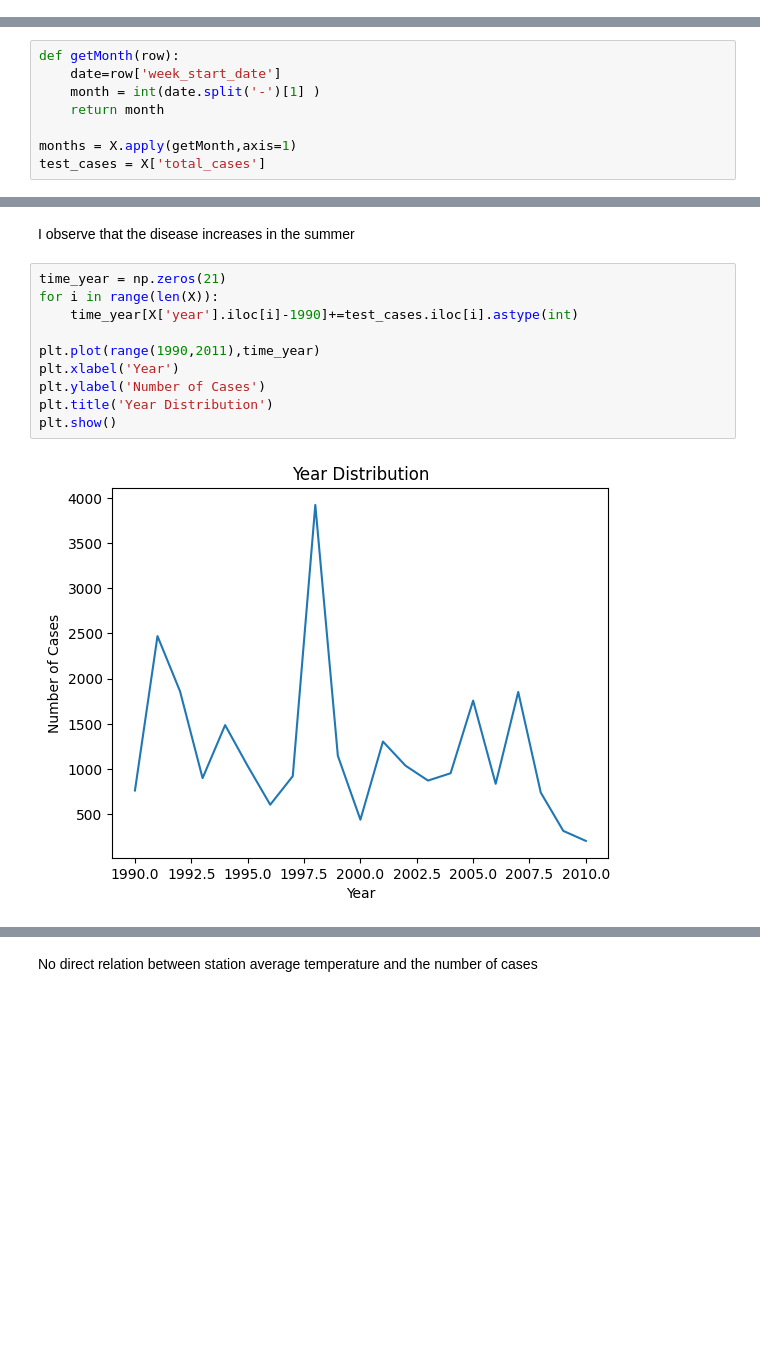
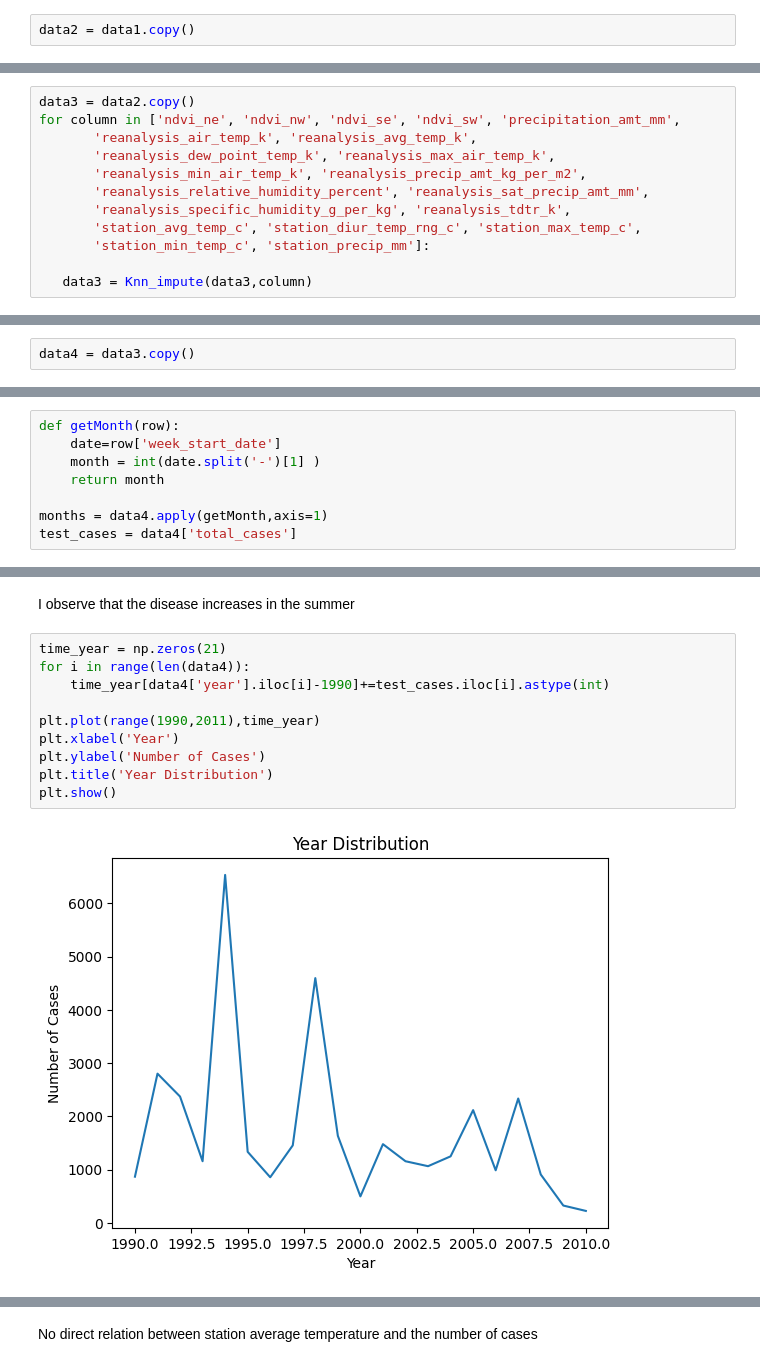
Before and after one commit to Morshedy22/DengAI-Predicting-Disease-Spread, a Jupyter notebook: Code/main.ipynb, the cells around one changed output, grey strips where cells are left out. Cells and saved outputs as stored; diff of their text form; blank space fills up the shorter version.

```diff
--- a/Code/main.ipynb
+++ b/Code/main.ipynb
@@ -146,0 +158,2 @@ See the caveats in the documentation: https://pandas.pydata.org/pandas-docs/stab
+# %%
+data2 = data1.copy()
@@ -146,0 +218,12 @@ See the caveats in the documentation: https://pandas.pydata.org/pandas-docs/stab
+# %%
+data3 = data2.copy()
+for column in ['ndvi_ne', 'ndvi_nw', 'ndvi_se', 'ndvi_sw', 'precipitation_amt_mm',
+       'reanalysis_air_temp_k', 'reanalysis_avg_temp_k',
+       'reanalysis_dew_point_temp_k', 'reanalysis_max_air_temp_k',
+       'reanalysis_min_air_temp_k', 'reanalysis_precip_amt_kg_per_m2',
+       'reanalysis_relative_humidity_percent', 'reanalysis_sat_precip_amt_mm',
+       'reanalysis_specific_humidity_g_per_kg', 'reanalysis_tdtr_k',
+       'station_avg_temp_c', 'station_diur_temp_rng_c', 'station_max_temp_c',
+       'station_min_temp_c', 'station_precip_mm']:
+
+   data3 = Knn_impute(data3,column)
@@ -147,3 +250,5 @@ See the caveats in the documentation: https://pandas.pydata.org/pandas-docs/stab
 # %% [markdown]
 # Step 3: Understand the distribution of the data
+# %%
+data4 = data3.copy()
 # %%
@@ -162,8 +267,8 @@ def getMonth(row):
     month = int(date.split('-')[1] )
     return month
 
-months = X.apply(getMonth,axis=1)
-test_cases = X['total_cases']
+months = data4.apply(getMonth,axis=1)
+test_cases = data4['total_cases']
 # %%
 time_month = np.zeros(13)
 for i in range(len(months)):
@@ -180,15 +285,15 @@ plt.show()
 I observe that the disease increases in the summer
 # %%
 time_year = np.zeros(21)
-for i in range(len(X)):
-    time_year[X['year'].iloc[i]-1990]+=test_cases.iloc[i].astype(int)
+for i in range(len(data4)):
+    time_year[data4['year'].iloc[i]-1990]+=test_cases.iloc[i].astype(int)
 
 plt.plot(range(1990,2011),time_year)
 plt.xlabel('Year')
 plt.ylabel('Number of Cases')
 plt.title('Year Distribution')
 plt.show()
 # %% [output]
-[figure, old version]
+[figure, new version]
 # %%
 # plot station_avg_temp_c against total_cases
```
Also changed, not shown: parts of 41 cells of this notebook.
